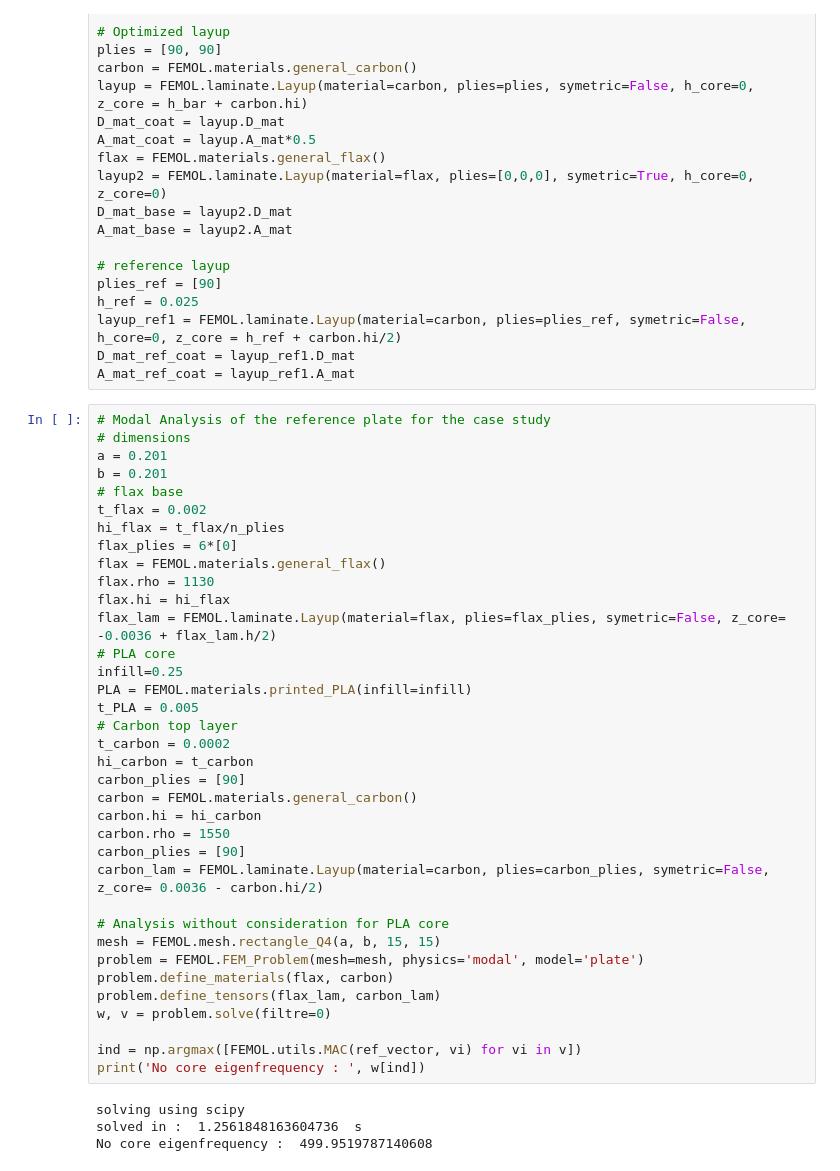
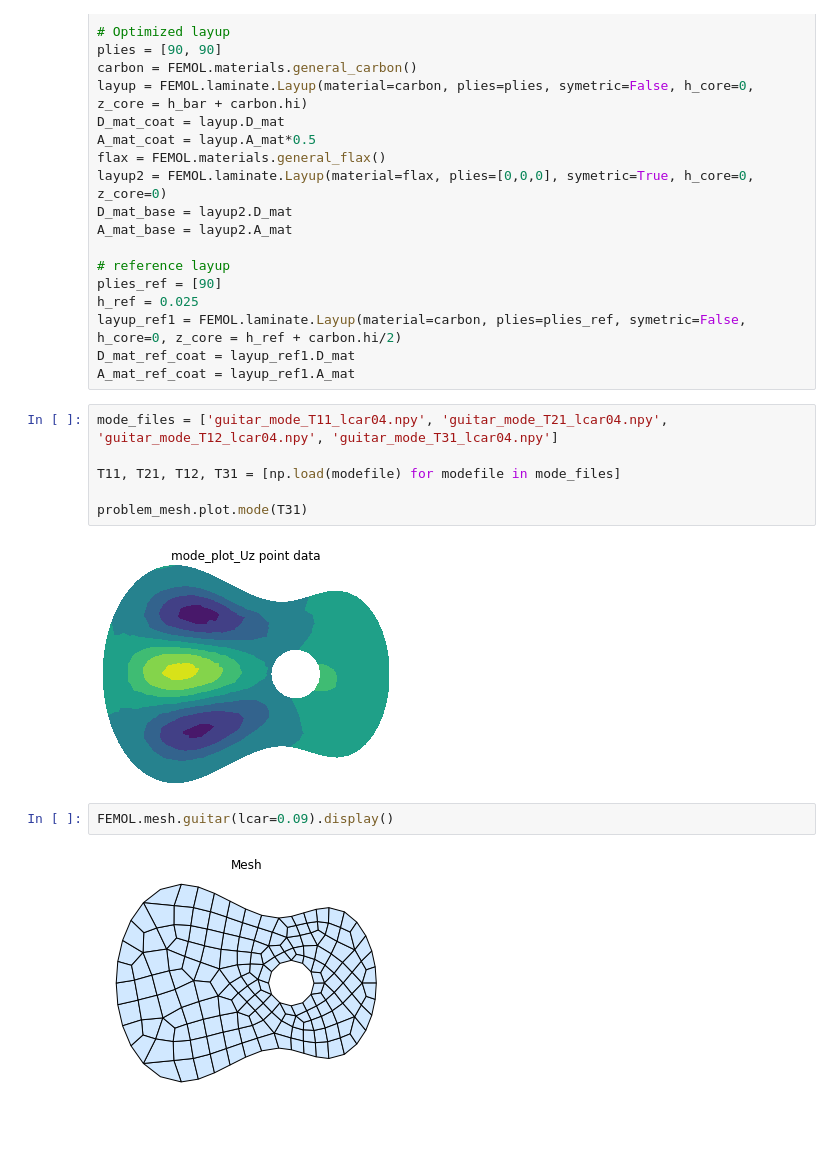
Before and after one commit to olivecha/FEMOL, a Jupyter notebook: DEV_Notebook.ipynb, the cells around one changed output. Saved outputs shown, nothing was run; the diff lists cells and outputs as text; blank space fills up the shorter version.

```diff
--- a/DEV_Notebook.ipynb
+++ b/DEV_Notebook.ipynb
@@ -42,43 +42,15 @@ h_ref = 0.025
 layup_ref1 = FEMOL.laminate.Layup(material=carbon, plies=plies_ref, symetric=False, h_core=0, z_core = h_ref + carbon.hi/2)
 D_mat_ref_coat = layup_ref1.D_mat
 A_mat_ref_coat = layup_ref1.A_mat
-# %%
-# Modal Analysis of the reference plate for the case study
-# dimensions
-a = 0.201
-b = 0.201
-# flax base
-t_flax = 0.002
-hi_flax = t_flax/n_plies
-flax_plies = 6*[0]
-flax = FEMOL.materials.general_flax()
-flax.rho = 1130
-flax.hi = hi_flax
-flax_lam = FEMOL.laminate.Layup(material=flax, plies=flax_plies, symetric=False, z_core= -0.0036 + flax_lam.h/2)
-# PLA core
-infill=0.25
-PLA = FEMOL.materials.printed_PLA(infill=infill)
-t_PLA = 0.005
-# Carbon top layer
-t_carbon = 0.0002
-hi_carbon = t_carbon
-carbon_plies = [90]
-carbon = FEMOL.materials.general_carbon()
-carbon.hi = hi_carbon
-carbon.rho = 1550
-carbon_plies = [90]
-carbon_lam = FEMOL.laminate.Layup(material=carbon, plies=carbon_plies, symetric=False, z_core= 0.0036 - carbon.hi/2)
-
-# Analysis without consideration for PLA core
-mesh = FEMOL.mesh.rectangle_Q4(a, b, 15, 15)
-problem = FEMOL.FEM_Problem(mesh=mesh, physics='modal', model='plate')
-problem.define_materials(flax, carbon)
-problem.define_tensors(flax_lam, carbon_lam)
-w, v = problem.solve(filtre=0)
-
-ind = np.argmax([FEMOL.utils.MAC(ref_vector, vi) for vi in v])
-print('No core eigenfrequency : ', w[ind])
-# %% [output]
-solving using scipy
-solved in :  1.2561848163604736  s
-No core eigenfrequency :  499.9519787140608
+# %%
+mode_files = ['guitar_mode_T11_lcar04.npy', 'guitar_mode_T21_lcar04.npy', 'guitar_mode_T12_lcar04.npy', 'guitar_mode_T31_lcar04.npy']
+
+T11, T21, T12, T31 = [np.load(modefile) for modefile in mode_files]
+
+problem_mesh.plot.mode(T31)
+# %% [output]
+[figure, added]
+# %%
+FEMOL.mesh.guitar(lcar=0.09).display()
+# %% [output]
+[figure, added]
```
Also changed, not shown: parts of 10 cells of this notebook, 7 other files.
